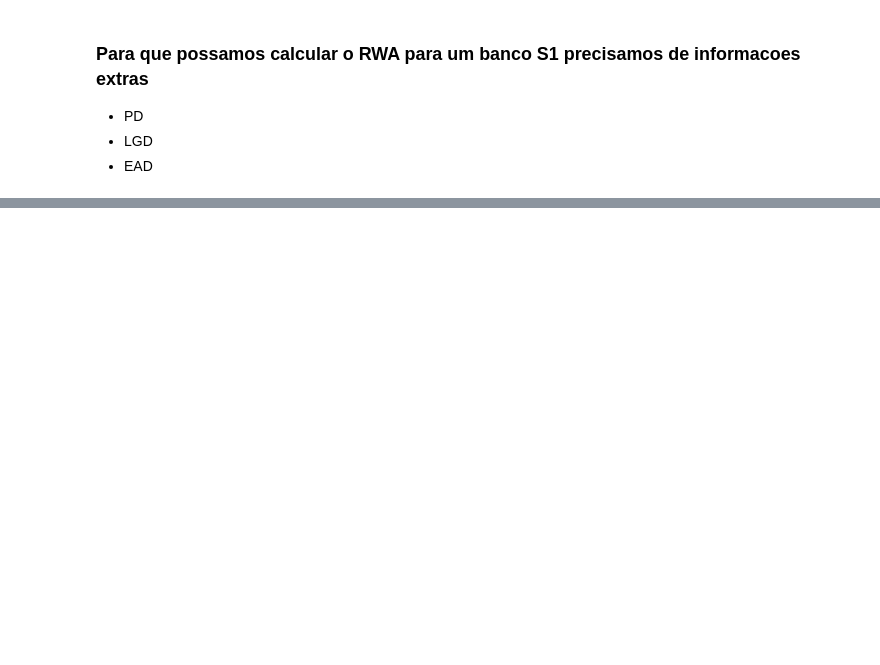
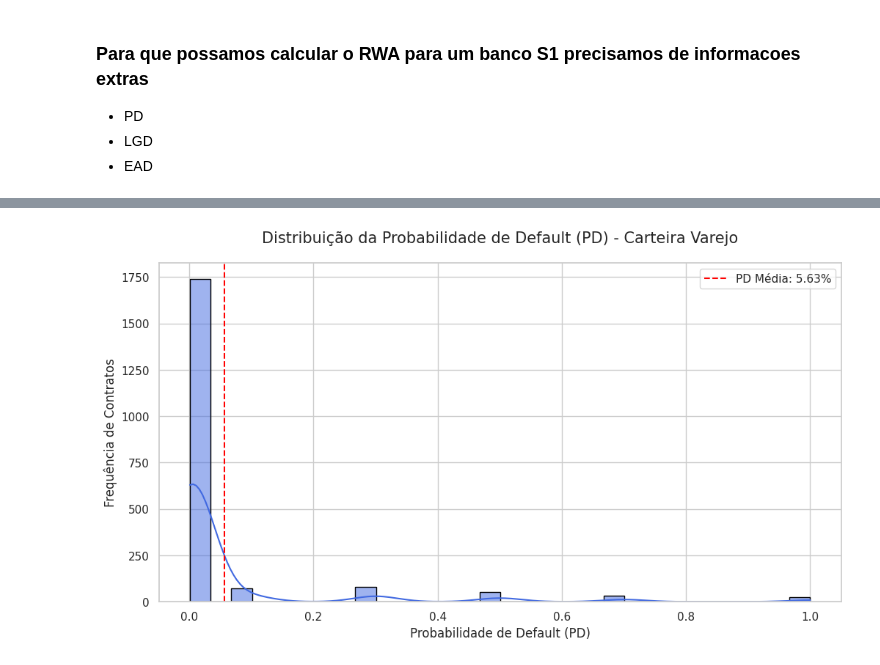
Before and after one commit to Rickpsm/analise_alm, a Jupyter notebook: notebooks/rwa.ipynb, the cells around one changed output, grey strips where cells are left out. Cells and saved outputs as stored; diff of their text form; code cells hidden in the pictures; blank space fills up the shorter version.

```diff
--- a/notebooks/rwa.ipynb
+++ b/notebooks/rwa.ipynb
@@ -260,3 +272,11 @@ Uma regra crucial para bancos S1 e o limite de otimizacao de capital. O comite d
  - PD
  - LGD
  - EAD
+# %%
+# leitura da base ja passado nos testes de data quality no processo data_analisys_portfolio
+
+arq2 = r'base_clientes_varejo_simulada_pds.csv'
+path2 = os.path.join(BASE_DIR, arq2)
+
+df_base_pds = pd.read_csv(path2)
+df_base_pds.head(5)
@@ -262,0 +414,5 @@ Uma regra crucial para bancos S1 e o limite de otimizacao de capital. O comite d
+# %%
+# calculo do RWA
+
+df_analise_pd["RWA"] = df_analise_pd["k"] * 12.5 * df_analise_pd["EAD"]
+df_analise_pd
@@ -262,0 +518,10 @@ Uma regra crucial para bancos S1 e o limite de otimizacao de capital. O comite d
+# %%
+# Analise do breakeven
+
+df_breakeven = pd.merge(left=df_analise[['ID_Contrato', 'Valor_Nocional', 'rw', 'rwa']]
+                            ,right=df_analise_pd[['ID_Contrato', 'Valor_Nocional', 'PD', 'LGD', 'EAD', 'r', 'k', 'RWA']]
+                            ,left_on= ['ID_Contrato', 'Valor_Nocional']
+                            ,right_on= ['ID_Contrato', 'Valor_Nocional']
+                            ,how= 'left')
+
+df_breakeven
@@ -262,0 +542,24 @@ Uma regra crucial para bancos S1 e o limite de otimizacao de capital. O comite d
+# %%
+import matplotlib.pyplot as plt
+import seaborn as sns
+
+# Configuração visual do gráfico
+plt.figure(figsize=(12, 6))
+sns.set_theme(style="whitegrid")
+
+# Criando o histograma com a linha de densidade
+ax = sns.histplot(df_breakeven['PD'], kde=True, bins=30, color='royalblue', edgecolor='black')
+
+# Adicionando títulos e rótulos
+plt.title('Distribuição da Probabilidade de Default (PD) - Carteira Varejo', fontsize=15, pad=20)
+plt.xlabel('Probabilidade de Default (PD)', fontsize=12)
+plt.ylabel('Frequência de Contratos', fontsize=12)
+
+# Adicionando uma linha vertical para a PD Média (Insight de ALM)
+pd_media = df_breakeven['PD'].mean()
+plt.axvline(pd_media, color='red', linestyle='--', label=f'PD Média: {pd_media:.2%}')
+plt.legend()
+
+plt.show()
+# %% [output]
+[figure, added]
```
Also changed, not shown: parts of 16 cells of this notebook, 1 other file.
